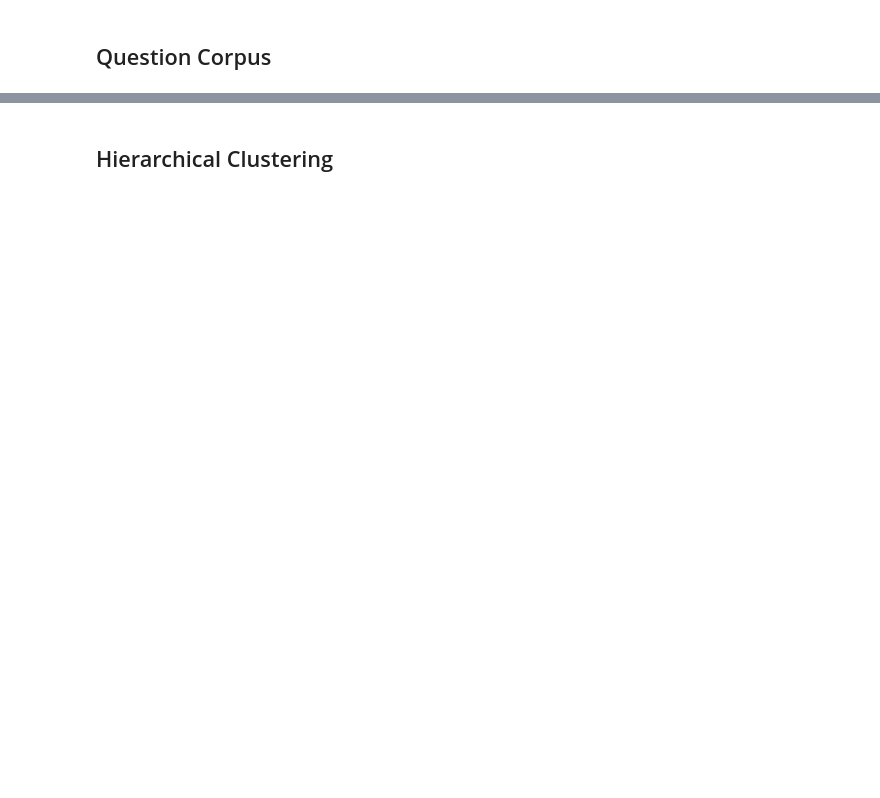
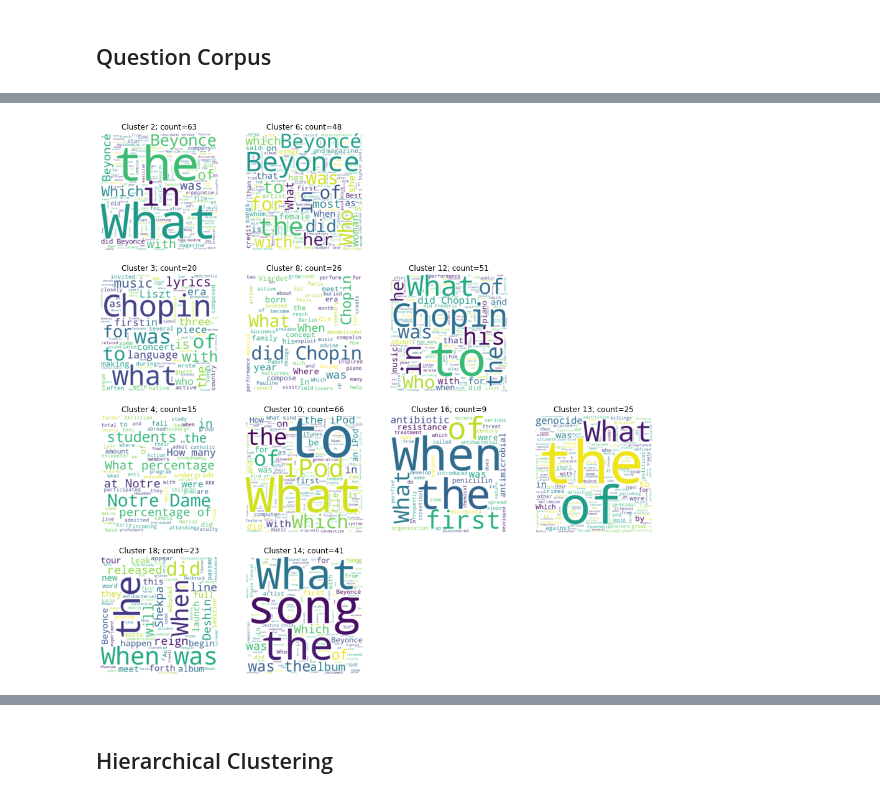
Before and after one commit to millerdw/millerdw.github.io, a Jupyter notebook: _notebooks/FindingTheWords_5/QuestionClusteringInPython.ipynb, the cells around one changed output, grey strips where cells are left out. Saved outputs shown, nothing was run; the diff lists cells and outputs as text; code cells hidden in the pictures; blank space fills up the shorter version.

```diff
--- a/_notebooks/FindingTheWords_5/QuestionClusteringInPython.ipynb
+++ b/_notebooks/FindingTheWords_5/QuestionClusteringInPython.ipynb
@@ -196,0 +318,5 @@ Cluster 1:
+# %%
+Ks = np.array([np.array([2,6,None,None]), np.array([3,8,12,None]), np.array([4,10,16,13]), np.array([18,14,None,None])])
+PlotWordCloudArray(subdataset['question'],subdataset['low_label'],Ks,False,False)
+# %% [output]
+[figure, added]
```
Also changed, not shown: parts of 63 cells of this notebook, 2 other files.
